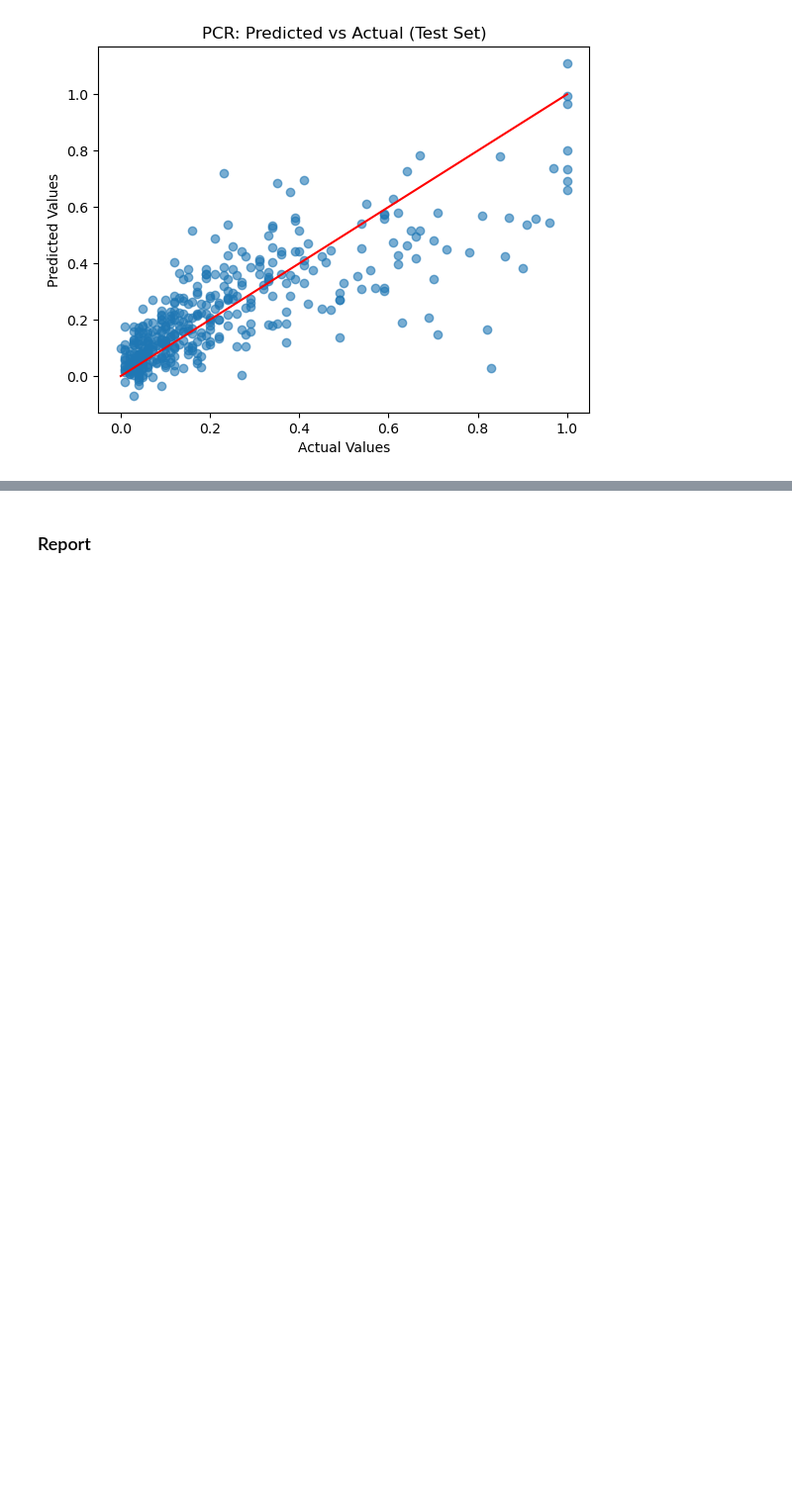
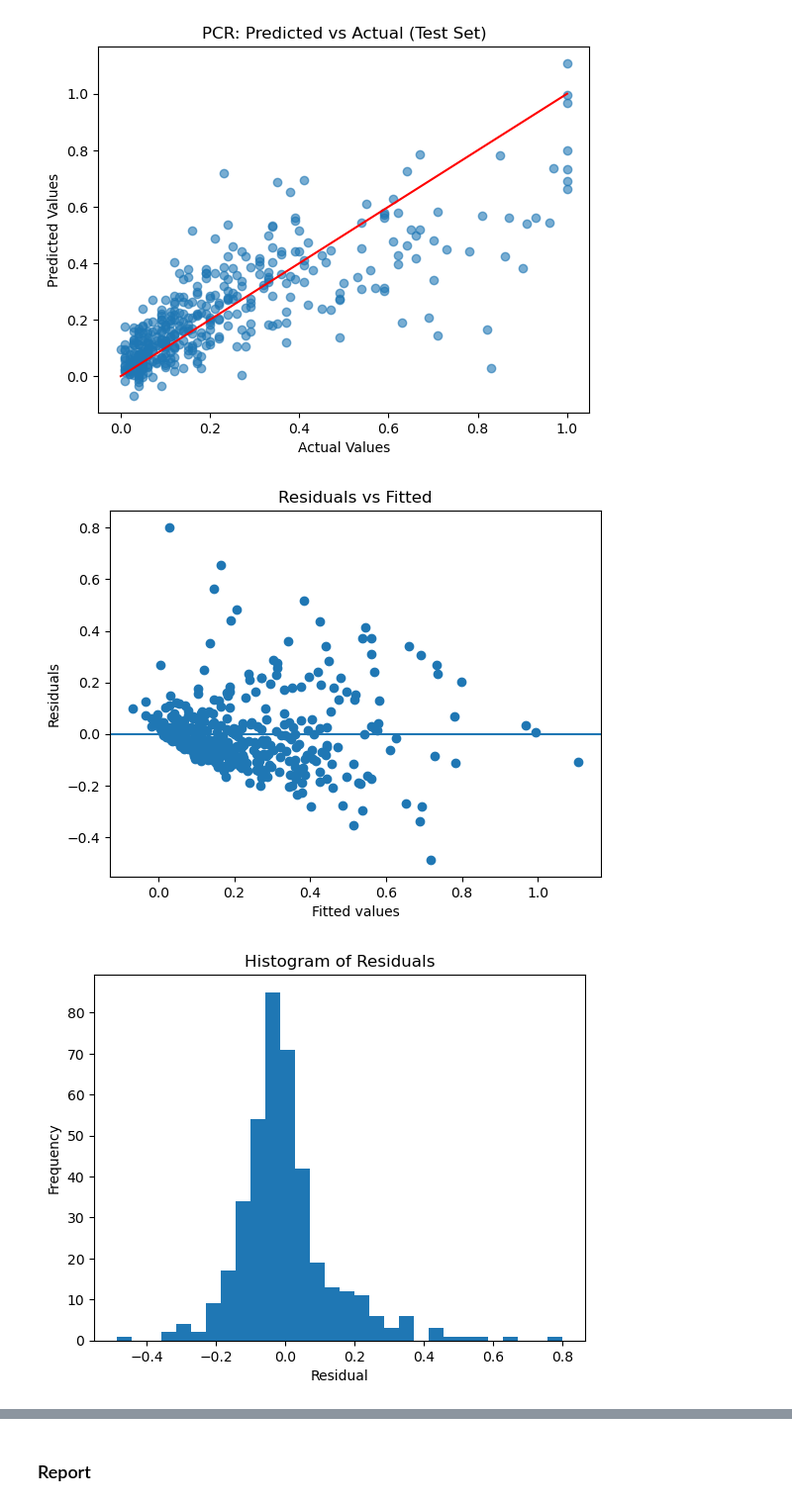
Before and after one commit to joe-ledford-04/statML-Final-Project-Spring-2026, a Jupyter notebook: SarahFischer/PCR_Sarah.ipynb, the cells around one changed output, grey strips where cells are left out. Shown at 99% size. Drawn from its saved outputs; the diff is of its cells as text; code cells hidden in the pictures; blank space fills up the shorter version.

```diff
--- a/SarahFischer/PCR_Sarah.ipynb
+++ b/SarahFischer/PCR_Sarah.ipynb
@@ -115,3 +118,36 @@ plt.title("PCR: Predicted vs Actual (Test Set)")
 plt.show()
 # %% [output]
 [figure]
+# %%
+import numpy as np
+import matplotlib.pyplot as plt
+import scipy.stats as stats
+
+# Residuals
+residuals = y_test - y_pred
+
+# 1. Residuals vs Fitted (check linearity & homoscedasticity)
+plt.figure()
+plt.scatter(y_pred, residuals)
+plt.axhline(0)
+plt.xlabel("Fitted values")
+plt.ylabel("Residuals")
+plt.title("Residuals vs Fitted")
+plt.show()
+
+# 2. Histogram of residuals (check distribution & skewness)
+plt.figure()
+plt.hist(residuals, bins=30)
+plt.title("Histogram of Residuals")
+plt.xlabel("Residual")
+plt.ylabel("Frequency")
+plt.show()
+
+# 3. Q-Q Plot (check normality)
+plt.figure()
+stats.probplot(residuals, dist="norm", plot=plt)
+plt.title("Q-Q Plot")
+plt.show()
+# %% [output]
+[figure, added]
+[figure, added]
```
Also changed, not shown: parts of 5 cells of this notebook.
